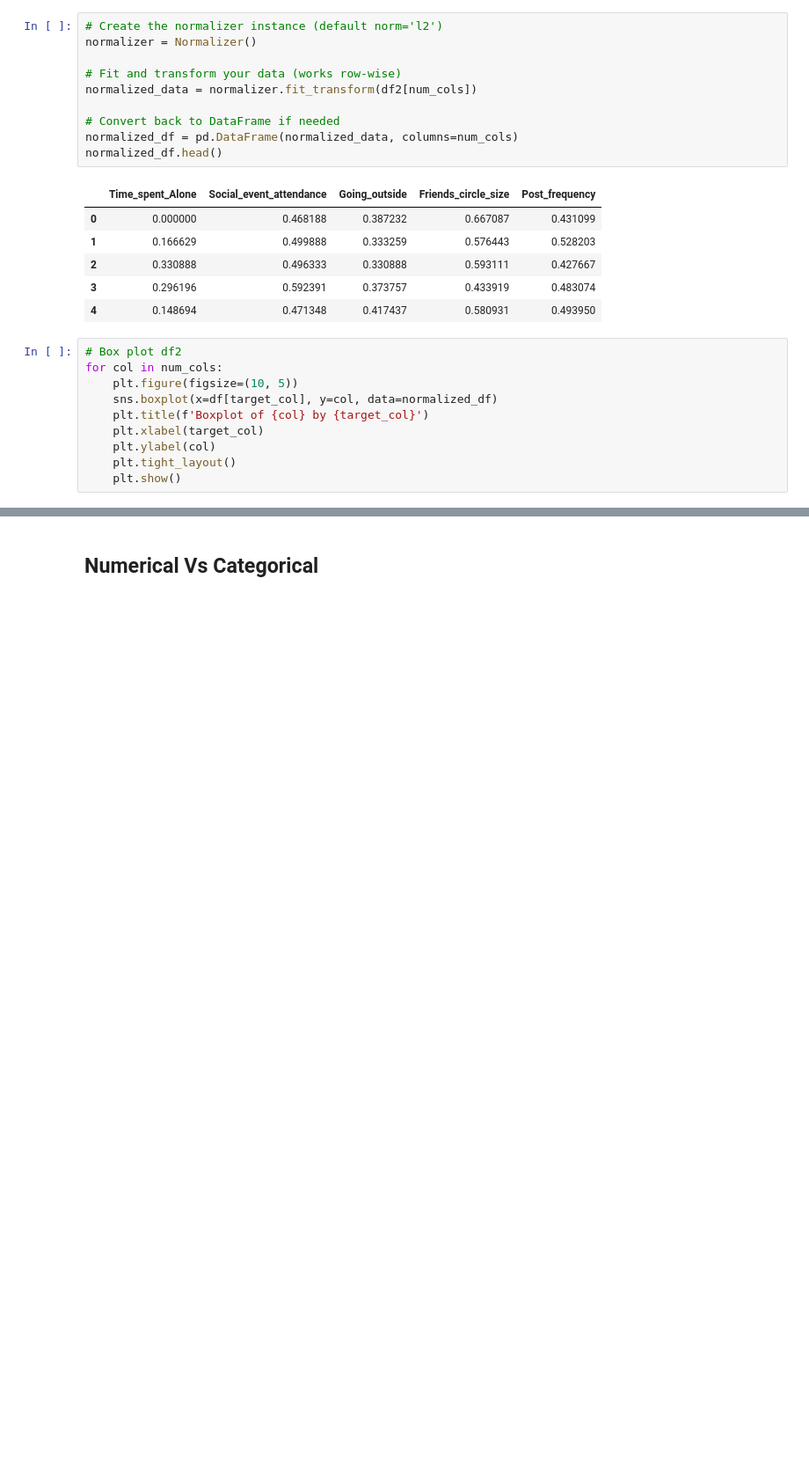
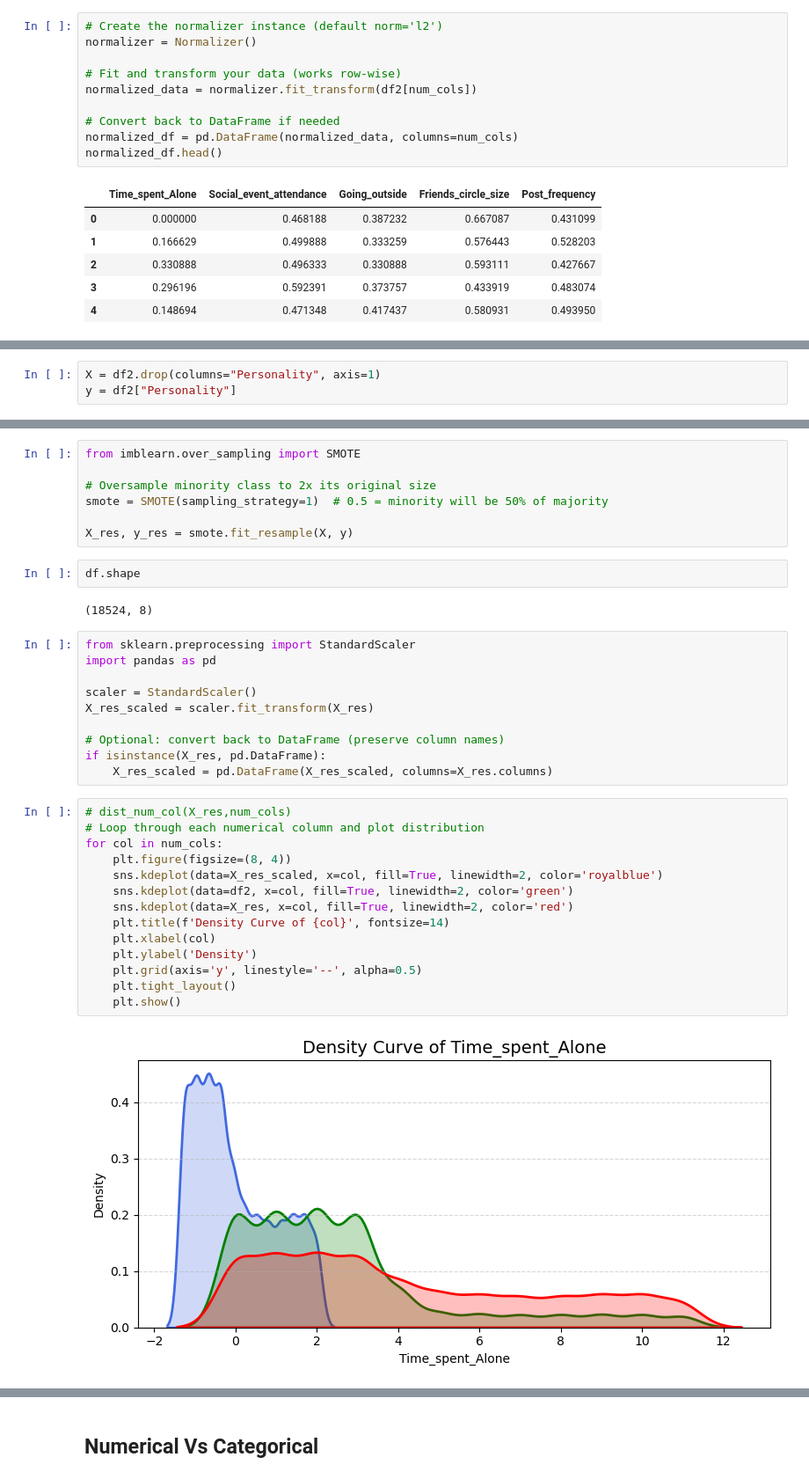
Before and after one commit to Eddythemachine/extrovert_introvert_prediction_kaggle_competition, a Jupyter notebook: notebook/eda.ipynb, the cells around one changed output, grey strips where cells are left out. Shown at 88% size. Cells and saved outputs as stored; diff of their text form; blank space fills up the shorter version.

```diff
--- a/notebook/eda.ipynb
+++ b/notebook/eda.ipynb
@@ -429,13 +466,3 @@ normalized_df.head()
 | 2 | 0.330888 | 0.496333 | 0.330888 | 0.593111 | 0.427667 |
 | 3 | 0.296196 | 0.592391 | 0.373757 | 0.433919 | 0.483074 |
 | 4 | 0.148694 | 0.471348 | 0.417437 | 0.580931 | 0.493950 |
-# %%
-# Box plot df2
-for col in num_cols:
-    plt.figure(figsize=(10, 5))
-    sns.boxplot(x=df[target_col], y=col, data=normalized_df)
-    plt.title(f'Boxplot of {col} by {target_col}')
-    plt.xlabel(target_col)
-    plt.ylabel(col)
-    plt.tight_layout()
-    plt.show()
@@ -447,0 +510,3 @@ for col in num_cols:
+# %%
+X = df2.drop(columns="Personality", axis=1)
+y = df2["Personality"]
@@ -447,0 +524,37 @@ for col in num_cols:
+# %%
+from imblearn.over_sampling import SMOTE
+
+# Oversample minority class to 2x its original size
+smote = SMOTE(sampling_strategy=1)  # 0.5 = minority will be 50% of majority
+
+X_res, y_res = smote.fit_resample(X, y)
+# %%
+df.shape
+# %% [output]
+(18524, 8)
+# %%
+from sklearn.preprocessing import StandardScaler
+import pandas as pd
+
+scaler = StandardScaler()
+X_res_scaled = scaler.fit_transform(X_res)
+
+# Optional: convert back to DataFrame (preserve column names)
+if isinstance(X_res, pd.DataFrame):
+    X_res_scaled = pd.DataFrame(X_res_scaled, columns=X_res.columns)
+# %%
+# dist_num_col(X_res,num_cols)
+# Loop through each numerical column and plot distribution
+for col in num_cols:
+    plt.figure(figsize=(8, 4))
+    sns.kdeplot(data=X_res_scaled, x=col, fill=True, linewidth=2, color='royalblue')
+    sns.kdeplot(data=df2, x=col, fill=True, linewidth=2, color='green')
+    sns.kdeplot(data=X_res, x=col, fill=True, linewidth=2, color='red')
+    plt.title(f'Density Curve of {col}', fontsize=14)
+    plt.xlabel(col)
+    plt.ylabel('Density')
+    plt.grid(axis='y', linestyle='--', alpha=0.5)
+    plt.tight_layout()
+    plt.show()
+# %% [output]
+[figure, added]
```
Also changed, not shown: parts of 14 cells of this notebook, 11 other files.
